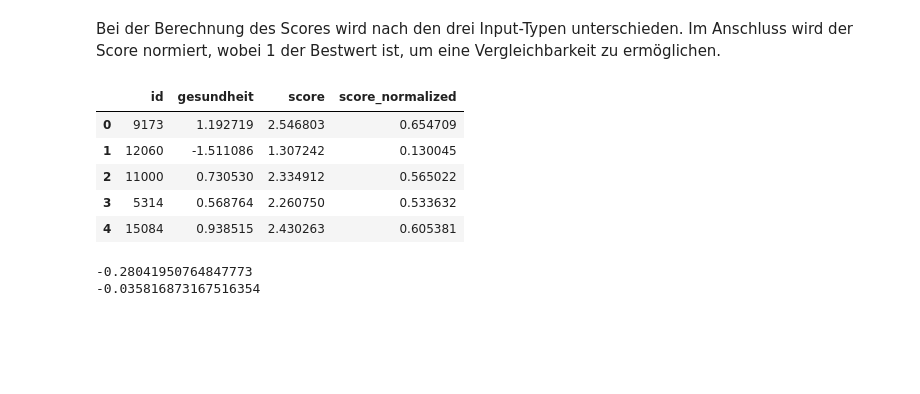
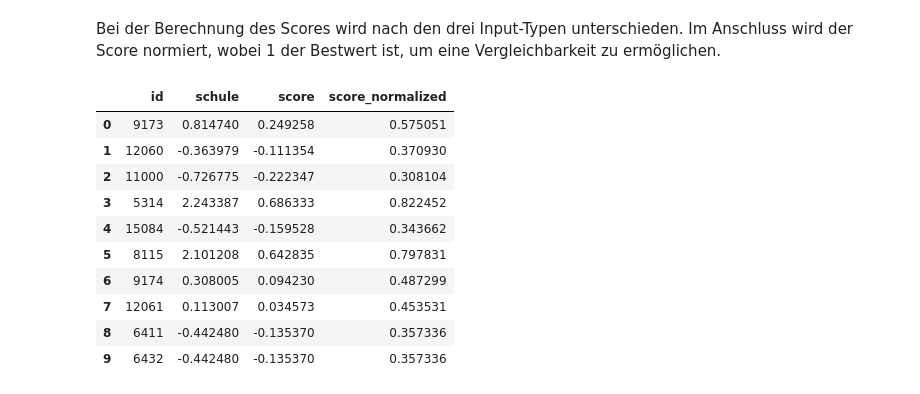
Before and after one commit to HalukaMB/hb-speckguertel-review, a Jupyter notebook: script.ipynb, the cells around one changed output. Cells and saved outputs as stored; diff of their text form; code cells hidden in the pictures; blank space fills up the shorter version.

Commit message:
Fix kategoriale Werte

```diff
--- a/script.ipynb
+++ b/script.ipynb
@@ -26,8 +26,11 @@ df.columns = [
 ]
 
 # Convert columns from km to m
-columns_to_convert = ['autobahn', 'zug', 'supermarkt']
-df[columns_to_convert] = df[columns_to_convert] * 1000
+columns_to_convert_1 = ['autobahn', 'zug', 'supermarkt']
+df[columns_to_convert_1] = df[columns_to_convert_1] * 1000
+
+columns_to_convert_2 = ['preis_entwicklung', 'angebot_entwicklung']
+df[columns_to_convert_2] = df[columns_to_convert_2] * 100
 
 # Load the second dataset
 df_gesundheit = pd.read_excel('data/HausärzteNachKreisen-Deutschlandatlas.xlsx')
@@ -176,9 +187,9 @@ user_inputs = {
     'zug': None,  # integriert (Werte: Boolean / true, false)
     'supermarkt': None,  # integriert (Werte: Boolean / true, false)
     'pendler': None,  # integriert (Werte: Kategorie / -1, 0, 1)
-    'schule': None,  # integriert (Werte: Kategorie / -1, 0, 1)
+    'schule': 1,  # integriert (Werte: Kategorie / -1, 0, 1)
     'einwohner': None,  # integriert (Werte: Kategorie / -1, 0, 1)
-    'gesundheit': "true",  # integriert (Werte: Boolean / true, false)
+    'gesundheit': None,  # integriert (Werte: Boolean / true, false)
 }
 
 # Anzahl der gültigen Inputs berechnen
@@ -221,42 +232,41 @@ Bei der Berechnung des Scores wird nach den drei Input-Typen unterschieden. Im A
 # %%
 # Formel anwenden
 df_scaled['score'] = 1 - sum(
     (
         # Kategoriale Werte behandeln
-        abs(df_scaled[column] - df_scaled[column].median()) / -(df_scaled[column].median())
+        abs(df_scaled[column] - df_scaled[column].median()) / abs(df_scaled[column].median())
         if column in ['angebot', 'preis_entwicklung', 'angebot_entwicklung', 'schule', 'pendler', 'einwohner'] and scaled_inputs[column] == 0 else
         (df_scaled[column] - df_scaled[column].min()) / -(df_scaled[column].min())
         if column in ['angebot', 'preis_entwicklung', 'angebot_entwicklung', 'schule', 'pendler', 'einwohner'] and scaled_inputs[column] == -1 else
         (df_scaled[column] - df_scaled[column].max()) / -(df_scaled[column].max())
         if column in ['angebot', 'preis_entwicklung', 'angebot_entwicklung', 'schule', 'pendler', 'einwohner'] and scaled_inputs[column] == 1 else
         # Boolean-Werte behandeln
         (df_scaled[column].min() - df_scaled[column]) / df_scaled[column].min()
         if column in ['autobahn', 'zug', 'supermarkt'] and scaled_inputs[column] == True else
         (df_scaled[column].min() - df_scaled[column]) / -df_scaled[column].min()
         if column in ['gesundheit'] and scaled_inputs[column] == True else
         # Kontinuierliche Werte behandeln
-        abs((df_scaled[column] - scaled_inputs[column])) / (scaled_inputs[column])
+        abs((df_scaled[column] - scaled_inputs[column])) / (abs(scaled_inputs[column]))
     )
     for column in scaled_inputs
 ) / anzahl_der_inputs
 
 # Min-Max-Normalisierung des Scores
 score_min = df_scaled['score'].min()
 score_max = df_scaled['score'].max()
 df_scaled['score_normalized'] = (df_scaled['score'] - score_min) / (score_max - score_min)
 
 # Ergebnis anzeigen
-df_scaled[['id', 'gesundheit', 'score', 'score_normalized']].head()
+df_scaled[['id', 'schule', 'score', 'score_normalized']].head(10)
 # %% [output]
-|  | id | gesundheit | score | score_normalized |
-| 0 | 9173 | 1.192719 | 2.546803 | 0.654709 |
-| 1 | 12060 | -1.511086 | 1.307242 | 0.130045 |
-| 2 | 11000 | 0.730530 | 2.334912 | 0.565022 |
-| 3 | 5314 | 0.568764 | 2.260750 | 0.533632 |
-| 4 | 15084 | 0.938515 | 2.430263 | 0.605381 |
+|  | id | schule | score | score_normalized |
+| 0 | 9173 | 0.814740 | 0.249258 | 0.575051 |
+| 1 | 12060 | -0.363979 | -0.111354 | 0.370930 |
+| 2 | 11000 | -0.726775 | -0.222347 | 0.308104 |
+| 3 | 5314 | 2.243387 | 0.686333 | 0.822452 |
+| 4 | 15084 | -0.521443 | -0.159528 | 0.343662 |
+| 5 | 8115 | 2.101208 | 0.642835 | 0.797831 |
+| 6 | 9174 | 0.308005 | 0.094230 | 0.487299 |
+| 7 | 12061 | 0.113007 | 0.034573 | 0.453531 |
+| 8 | 6411 | -0.442480 | -0.135370 | 0.357336 |
+| 9 | 6432 | -0.442480 | -0.135370 | 0.357336 |
-# %%
-print(df_scaled['preis'].median())
-print(df_scaled['pendler'].median())
-# %% [output]
--0.28041950764847773
--0.035816873167516354
```
Also changed, not shown: parts of 7 cells of this notebook, 1 other file.
